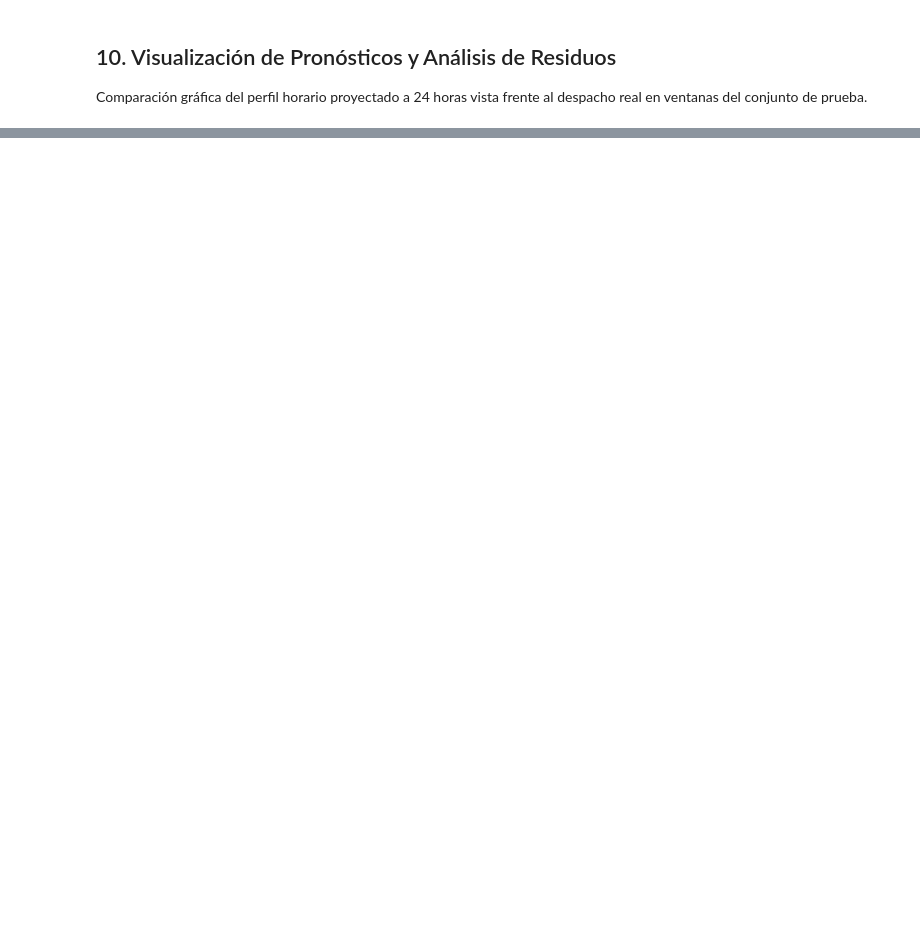
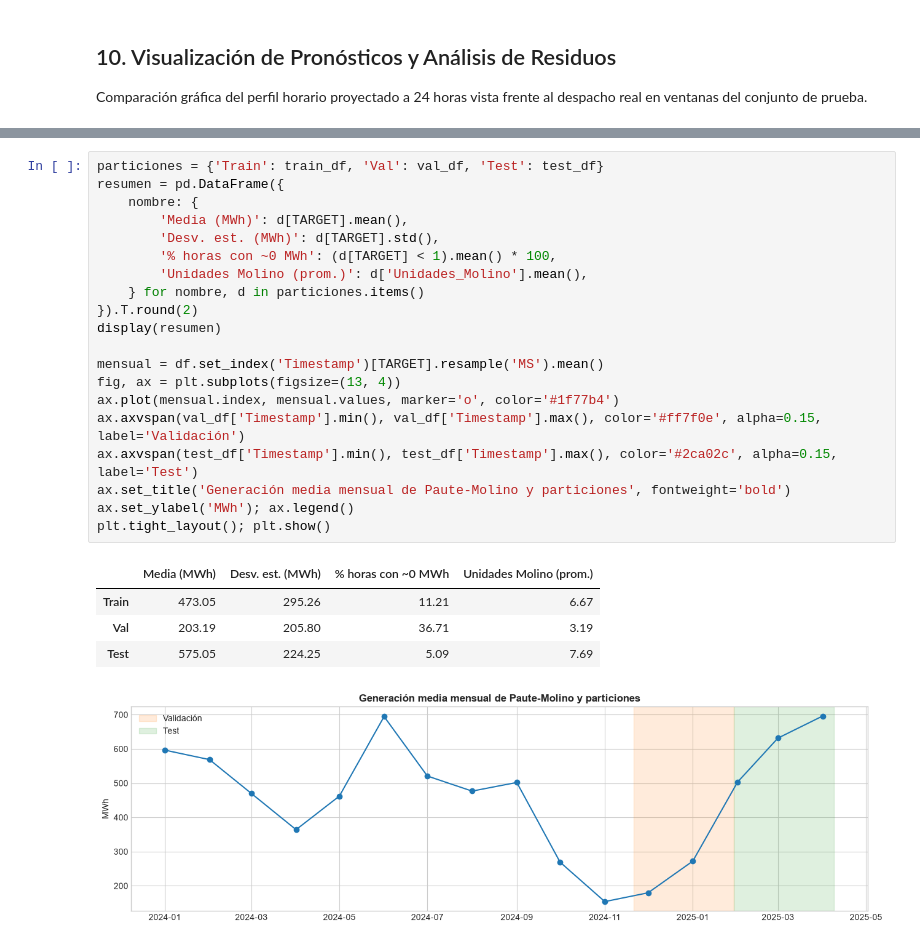
Before and after one commit to jcoronelc/forecasting-rnn-task, a Jupyter notebook: RNN_Series_Temporales.ipynb, the cells around one changed output, grey strips where cells are left out. Drawn from its saved outputs; the diff is of its cells as text; blank space fills up the shorter version.

```diff
--- a/RNN_Series_Temporales.ipynb
+++ b/RNN_Series_Temporales.ipynb
@@ -735,0 +791,26 @@ plt.show()
+# %%
+particiones = {'Train': train_df, 'Val': val_df, 'Test': test_df}
+resumen = pd.DataFrame({
+    nombre: {
+        'Media (MWh)': d[TARGET].mean(),
+        'Desv. est. (MWh)': d[TARGET].std(),
+        '% horas con ~0 MWh': (d[TARGET] < 1).mean() * 100,
+        'Unidades Molino (prom.)': d['Unidades_Molino'].mean(),
+    } for nombre, d in particiones.items()
+}).T.round(2)
+display(resumen)
+
+mensual = df.set_index('Timestamp')[TARGET].resample('MS').mean()
+fig, ax = plt.subplots(figsize=(13, 4))
+ax.plot(mensual.index, mensual.values, marker='o', color='#1f77b4')
+ax.axvspan(val_df['Timestamp'].min(), val_df['Timestamp'].max(), color='#ff7f0e', alpha=0.15, label='Validación')
+ax.axvspan(test_df['Timestamp'].min(), test_df['Timestamp'].max(), color='#2ca02c', alpha=0.15, label='Test')
+ax.set_title('Generación media mensual de Paute-Molino y particiones', fontweight='bold')
+ax.set_ylabel('MWh'); ax.legend()
+plt.tight_layout(); plt.show()
+# %% [output]
+|  | Media (MWh) | Desv. est. (MWh) | % horas con ~0 MWh | Unidades Molino (prom.) |
+| Train | 473.05 | 295.26 | 11.21 | 6.67 |
+| Val | 203.19 | 205.80 | 36.71 | 3.19 |
+| Test | 575.05 | 224.25 | 5.09 | 7.69 |
+[figure, added]
```
Also changed, not shown: parts of 30 cells of this notebook.
